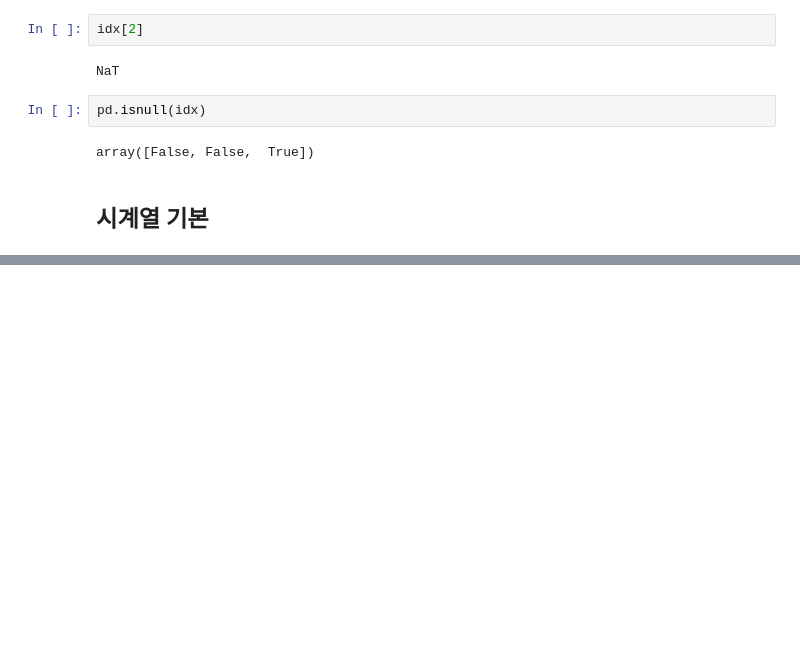
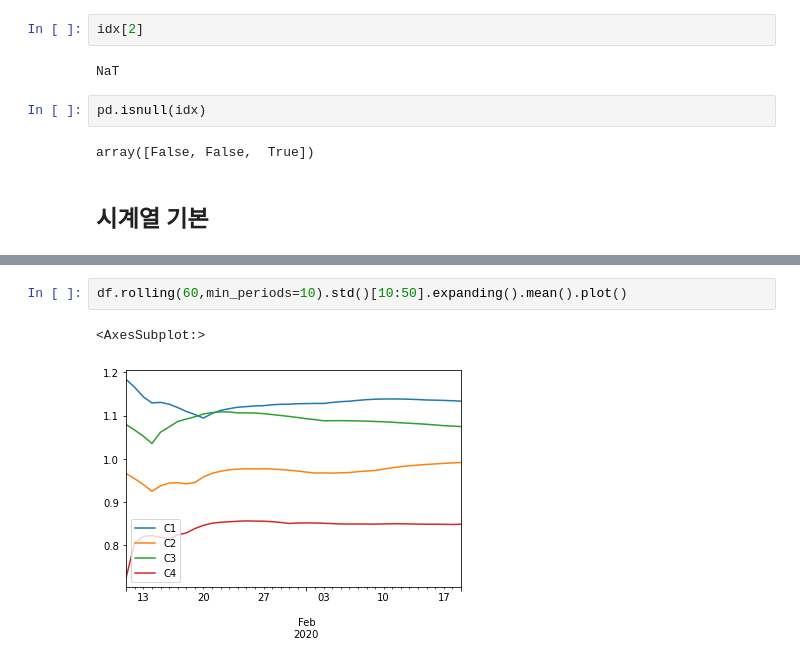
Before and after one commit to DonghyunAnn/Donghyun_Pyhthon_studying, a Jupyter notebook: Pandas_Studying.ipynb, the cells around one changed output, grey strips where cells are left out. Drawn from its saved outputs; the diff is of its cells as text; blank space fills up the shorter version.

```diff
--- a/Pandas_Studying.ipynb
+++ b/Pandas_Studying.ipynb
@@ -2968,0 +4021,5 @@ array([False, False,  True])
+# %%
+df.rolling(60,min_periods=10).std()[10:50].expanding().mean().plot()
+# %% [output]
+<AxesSubplot:>
+[figure, added]
```
Also changed, not shown: parts of 116 cells of this notebook.
